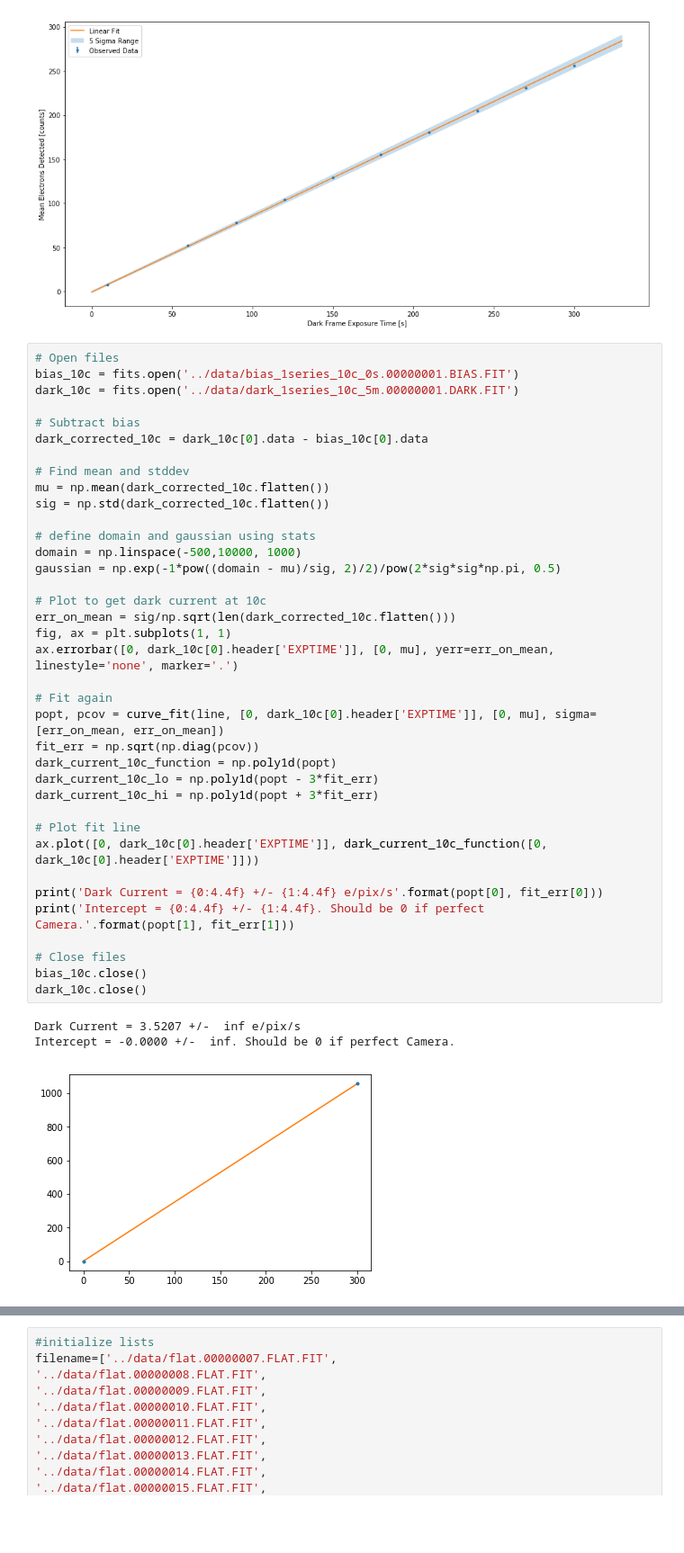
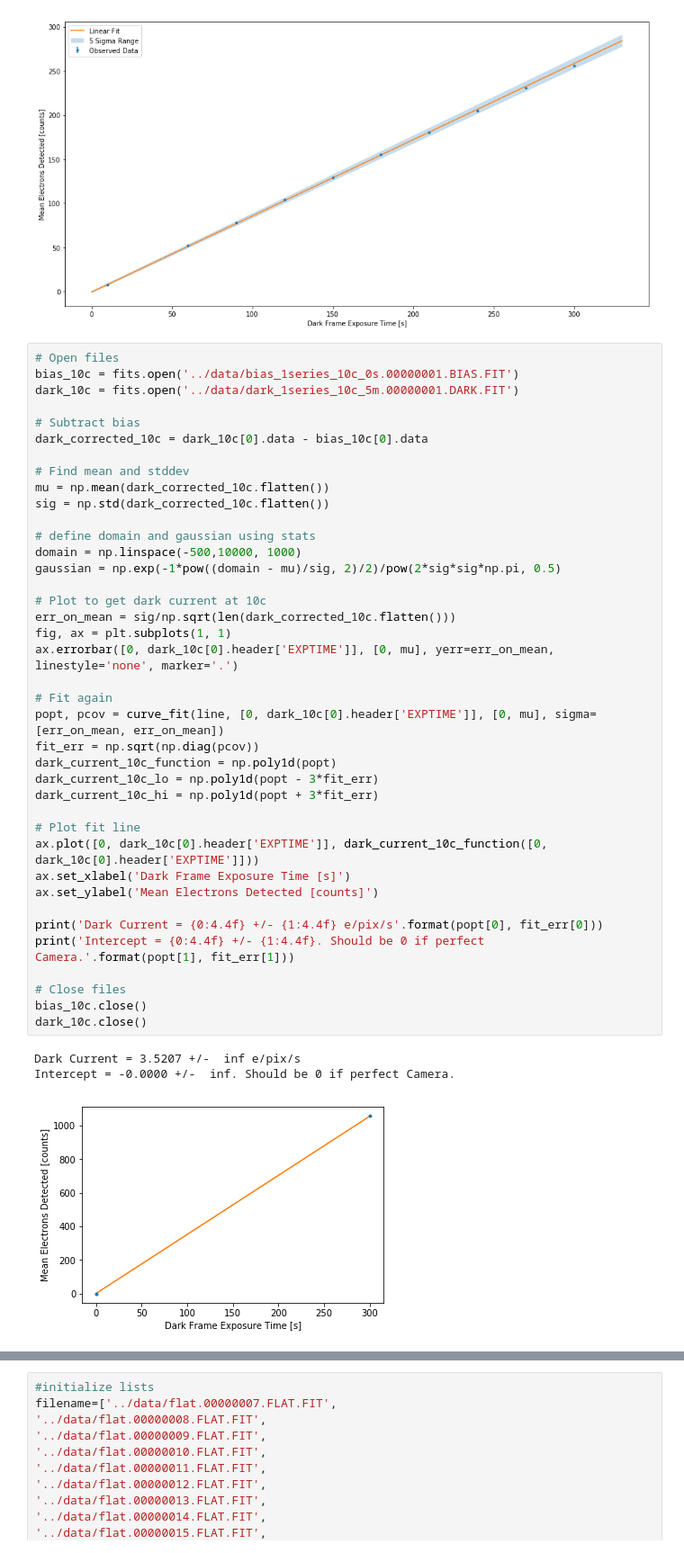
Before and after one commit to NMiklave/ast443-nyc, a Jupyter notebook: lab0/jupyter/lab0_analysis.ipynb, the cells around one changed output, grey strips where cells are left out. Shown at 90% size. Drawn from its saved outputs; the diff is of its cells as text; blank space fills up the shorter version.

```diff
--- a/lab0/jupyter/lab0_analysis.ipynb
+++ b/lab0/jupyter/lab0_analysis.ipynb
@@ -468,31 +470,33 @@ mu = np.mean(dark_corrected_10c.flatten())
 sig = np.std(dark_corrected_10c.flatten())
 
 # define domain and gaussian using stats
 domain = np.linspace(-500,10000, 1000)
 gaussian = np.exp(-1*pow((domain - mu)/sig, 2)/2)/pow(2*sig*sig*np.pi, 0.5)
 
 # Plot to get dark current at 10c
 err_on_mean = sig/np.sqrt(len(dark_corrected_10c.flatten()))
 fig, ax = plt.subplots(1, 1)
 ax.errorbar([0, dark_10c[0].header['EXPTIME']], [0, mu], yerr=err_on_mean, linestyle='none', marker='.')
 
 # Fit again
 popt, pcov = curve_fit(line, [0, dark_10c[0].header['EXPTIME']], [0, mu], sigma=[err_on_mean, err_on_mean])
 fit_err = np.sqrt(np.diag(pcov))
 dark_current_10c_function = np.poly1d(popt)
 dark_current_10c_lo = np.poly1d(popt - 3*fit_err)
 dark_current_10c_hi = np.poly1d(popt + 3*fit_err)
 
 # Plot fit line
 ax.plot([0, dark_10c[0].header['EXPTIME']], dark_current_10c_function([0, dark_10c[0].header['EXPTIME']]))
+ax.set_xlabel('Dark Frame Exposure Time [s]')
+ax.set_ylabel('Mean Electrons Detected [counts]')
 
 print('Dark Current = {0:4.4f} +/- {1:4.4f} e/pix/s'.format(popt[0], fit_err[0]))
 print('Intercept = {0:4.4f} +/- {1:4.4f}. Should be 0 if perfect Camera.'.format(popt[1], fit_err[1]))
 
 # Close files
 bias_10c.close()
 dark_10c.close()
 # %% [output]
 Dark Current = 3.5207 +/-  inf e/pix/s
 Intercept = -0.0000 +/-  inf. Should be 0 if perfect Camera.
-[figure, old version]
+[figure, new version]
```
Also changed, not shown: parts of 21 cells of this notebook, 2 other files.
